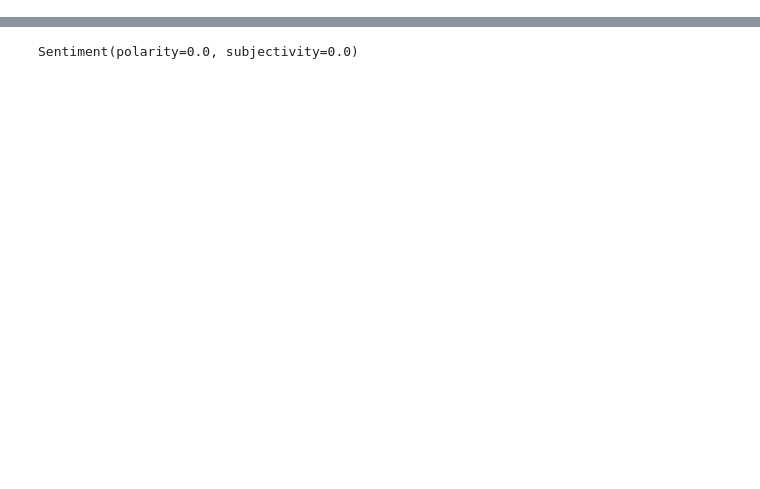
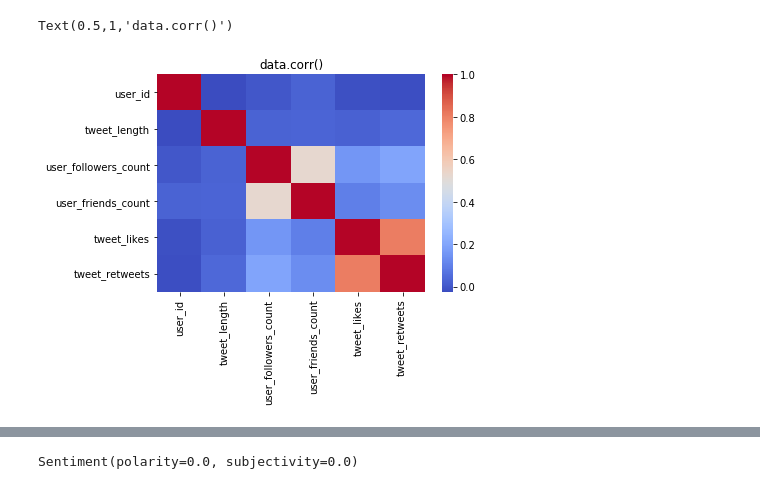
Before and after one commit to hasitha-ranasinghe/twitter-data-analysis-covid19, a Jupyter notebook: src/data_analysis.ipynb, the cells around one changed output, grey strips where cells are left out. Cells and saved outputs as stored; diff of their text form; code cells hidden in the pictures; blank space fills up the shorter version.

```diff
--- a/src/data_analysis.ipynb
+++ b/src/data_analysis.ipynb
@@ -21,0 +68,6 @@ data.head()
+# %%
+sns.heatmap(data.corr(),cmap='coolwarm')
+plt.title('data.corr()')
+# %% [output]
+Text(0.5,1,'data.corr()')
+[figure, added]
```
Also changed, not shown: parts of 11 cells of this notebook, 4 other files.
